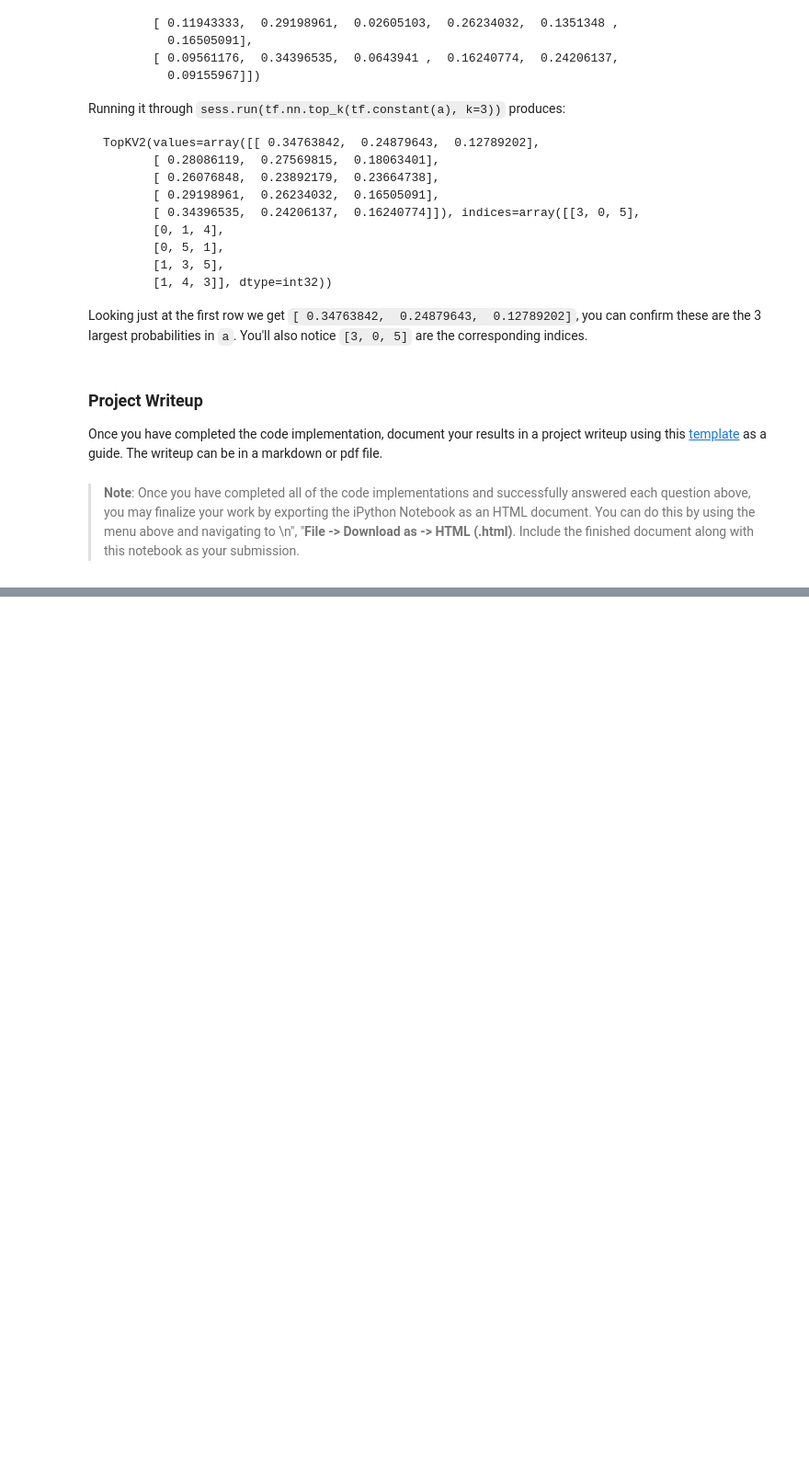
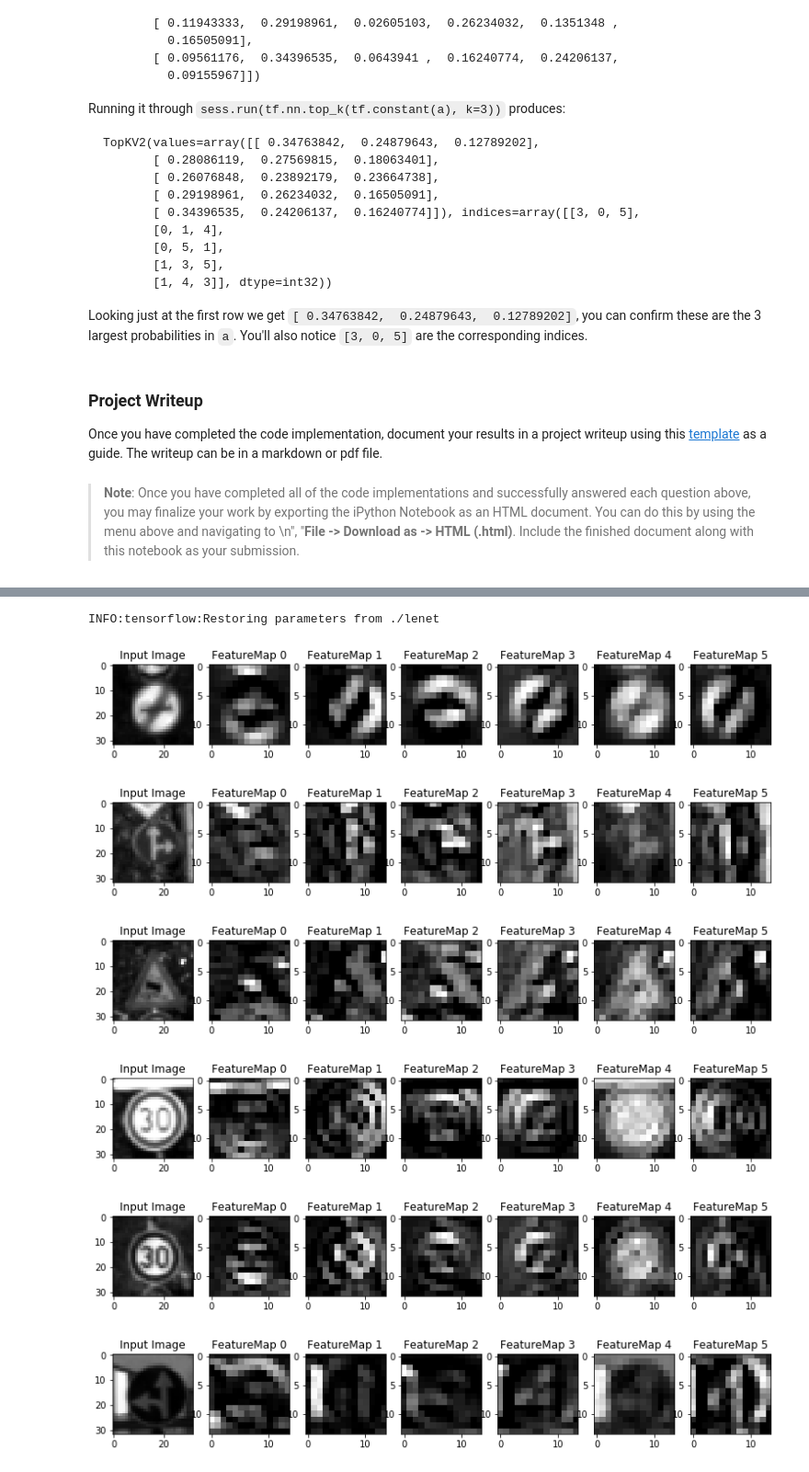
Before and after one commit to ankurdhoot/CarND-TrafficSignClassifier-P3, a Jupyter notebook: Traffic_Sign_Classifier.ipynb, the cells around one changed output, grey strips where cells are left out. Shown at 92% size. Drawn from its saved outputs; the diff is of its cells as text; code cells hidden in the pictures; blank space fills up the shorter version.

Commit message:
Add elementary visualization of first layer

```diff
--- a/Traffic_Sign_Classifier.ipynb
+++ b/Traffic_Sign_Classifier.ipynb
@@ -260,7 +260,7 @@ EPOCHS = 30
 BATCH_SIZE = 128
 rate = 0.001
 
-logits = LeNet(x)
+logits = layer_5
 cross_entropy = tf.nn.softmax_cross_entropy_with_logits(labels=one_hot_y, logits=logits)
 loss_operation = tf.reduce_mean(cross_entropy)
 optimizer = tf.train.AdamOptimizer(learning_rate = rate)
@@ -523,11 +503,14 @@ def outputFeatureMap(image_input, tf_activation, activation_min=-1, activation_m
     # image_input =
     # Note: x should be the same name as your network's tensorflow data placeholder variable
     # If you get an error tf_activation is not defined it may be having trouble accessing the variable from inside a function
-    activation = tf_activation.eval(session=sess,feed_dict={x : image_input})
+    activation = tf_activation.eval(session=sess,feed_dict={x : image_input, keep_prob : 1.0})
     featuremaps = activation.shape[3]
     plt.figure(plt_num, figsize=(15,15))
+    plt.subplot(6, 8, 1)
+    plt.title("Input Image")
+    plt.imshow(image_input.squeeze(), cmap='gray')
     for featuremap in range(featuremaps):
-        plt.subplot(6,8, featuremap+1) # sets the number of feature maps to show on each row and column
+        plt.subplot(6,8, featuremap+2) # sets the number of feature maps to show on each row and column
         plt.title('FeatureMap ' + str(featuremap)) # displays the feature map number
         if activation_min != -1 & activation_max != -1:
             plt.imshow(activation[0,:,:, featuremap], interpolation="nearest", vmin =activation_min, vmax=activation_max, cmap="gray")
@@ -537,3 +520,20 @@ def outputFeatureMap(image_input, tf_activation, activation_min=-1, activation_m
             plt.imshow(activation[0,:,:, featuremap], interpolation="nearest", vmin=activation_min, cmap="gray")
         else:
             plt.imshow(activation[0,:,:, featuremap], interpolation="nearest", cmap="gray")
+# %%
+with tf.Session() as sess:
+    saver.restore(sess, './lenet')
+    outputFeatureMap(X_train[0].reshape((-1, 32, 32, 1)), layer_1, plt_num=1)
+    outputFeatureMap(X_train[1000].reshape((-1, 32, 32, 1)), layer_1, plt_num=2)
+    outputFeatureMap(X_train[2000].reshape((-1, 32, 32, 1)), layer_1, plt_num=3)
+    outputFeatureMap(X_train[3000].reshape((-1, 32, 32, 1)), layer_1, plt_num=4)
+    outputFeatureMap(X_train[4000].reshape((-1, 32, 32, 1)), layer_1, plt_num=5)
+    outputFeatureMap(X_train[5000].reshape((-1, 32, 32, 1)), layer_1, plt_num=6)
+# %% [output]
+INFO:tensorflow:Restoring parameters from ./lenet
+[figure, added]
+[figure, added]
+[figure, added]
+[figure, added]
+[figure, added]
+[figure, added]
```
Also changed, not shown: parts of 9 cells of this notebook, 3 other files.
